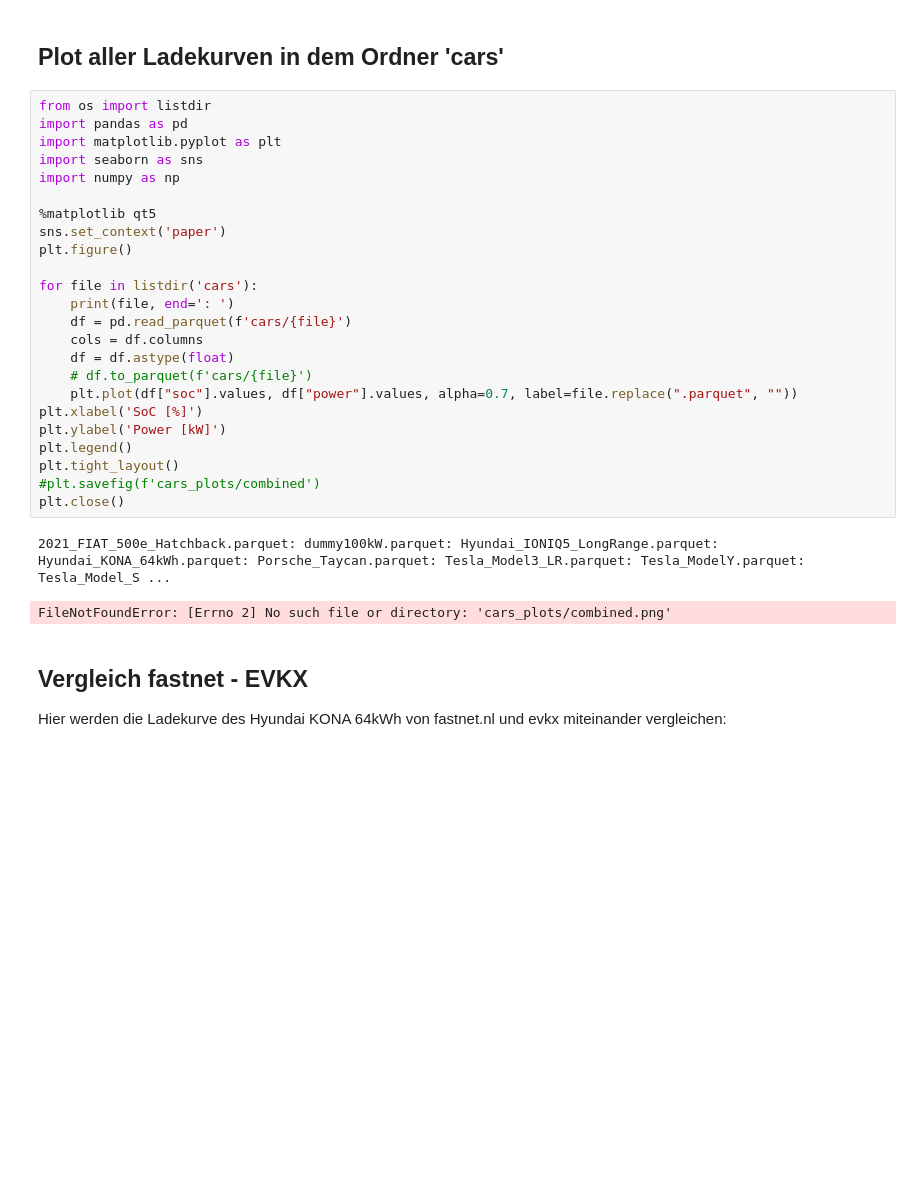
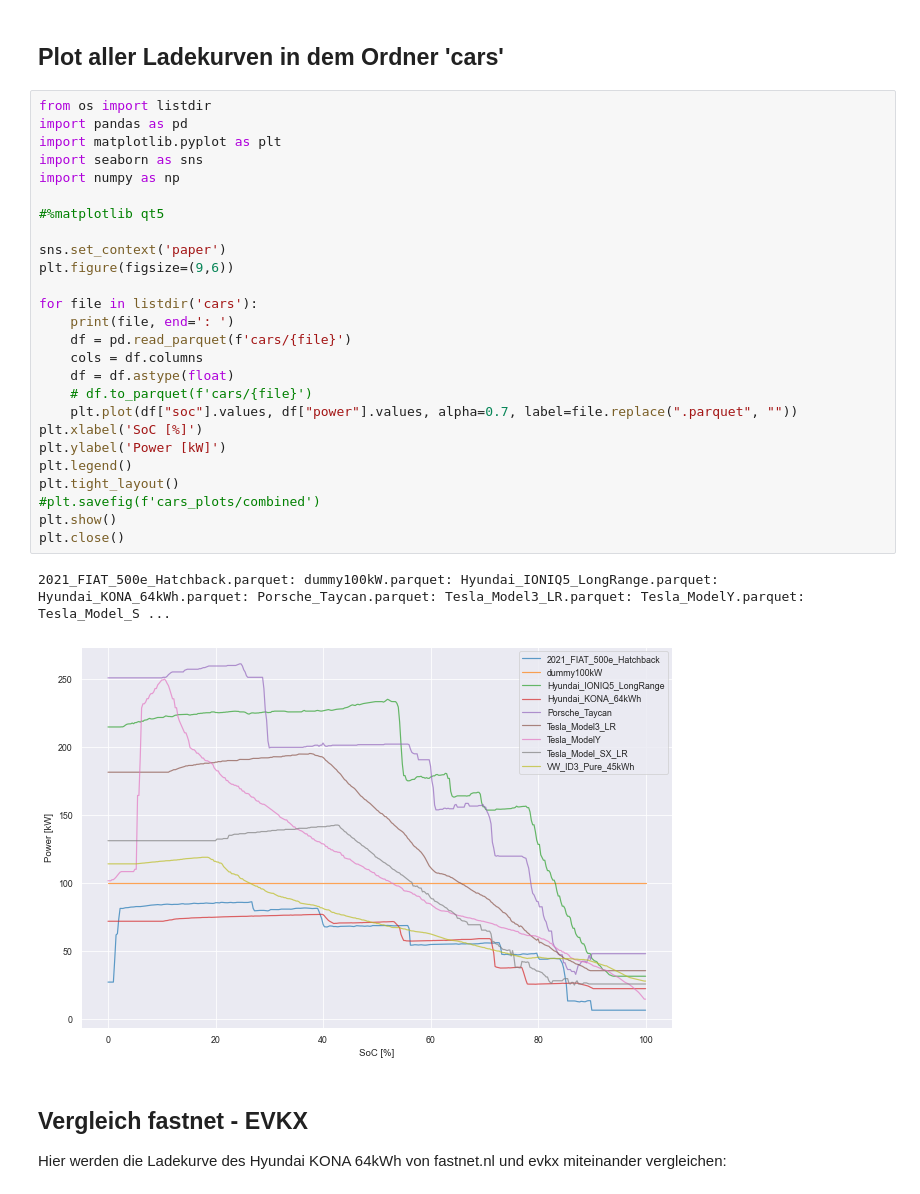
Before and after one commit to Jones133D/BA_EV-Ladeverhalten, a Jupyter notebook: Ladekurven_parquetfiles.ipynb, the cells around one changed output. Saved outputs shown, nothing was run; the diff lists cells and outputs as text; blank space fills up the shorter version.

```diff
--- a/Ladekurven_parquetfiles.ipynb
+++ b/Ladekurven_parquetfiles.ipynb
@@ -164,30 +139,32 @@ None
 # %%
 from os import listdir
 import pandas as pd
 import matplotlib.pyplot as plt
 import seaborn as sns
 import numpy as np
 
-%matplotlib qt5
+#%matplotlib qt5
+
 sns.set_context('paper')
-plt.figure()
+plt.figure(figsize=(9,6))
 
 for file in listdir('cars'):
     print(file, end=': ')
     df = pd.read_parquet(f'cars/{file}')
     cols = df.columns
     df = df.astype(float)
     # df.to_parquet(f'cars/{file}')
     plt.plot(df["soc"].values, df["power"].values, alpha=0.7, label=file.replace(".parquet", ""))
 plt.xlabel('SoC [%]')
 plt.ylabel('Power [kW]')
 plt.legend()
 plt.tight_layout()
 #plt.savefig(f'cars_plots/combined')
+plt.show()
 plt.close()
 # %% [output]
 2021_FIAT_500e_Hatchback.parquet: dummy100kW.parquet: Hyundai_IONIQ5_LongRange.parquet: Hyundai_KONA_64kWh.parquet: Porsche_Taycan.parquet: Tesla_Model3_LR.parquet: Tesla_ModelY.parquet: Tesla_Model_S ...
-FileNotFoundError: [Errno 2] No such file or directory: 'cars_plots/combined.png'
+[figure, added]
 # %% [markdown]
 ## Vergleich fastnet - EVKX
 
```
Also changed, not shown: parts of 1 cell of this notebook, 4 other files.
